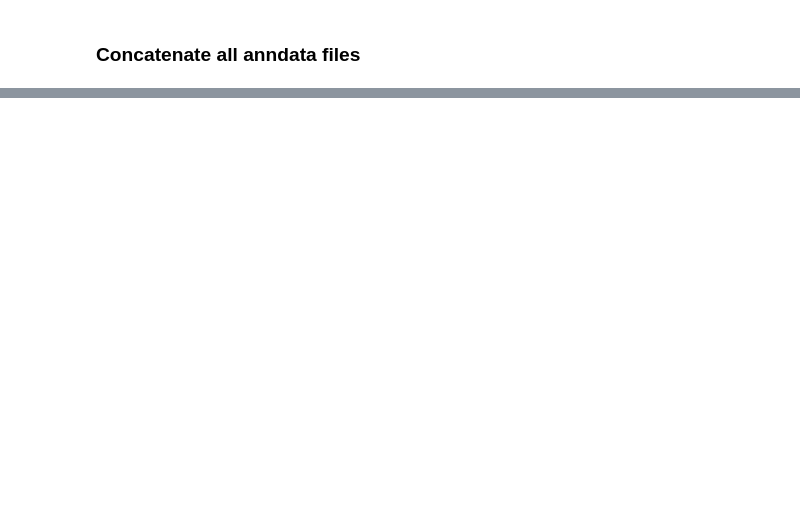
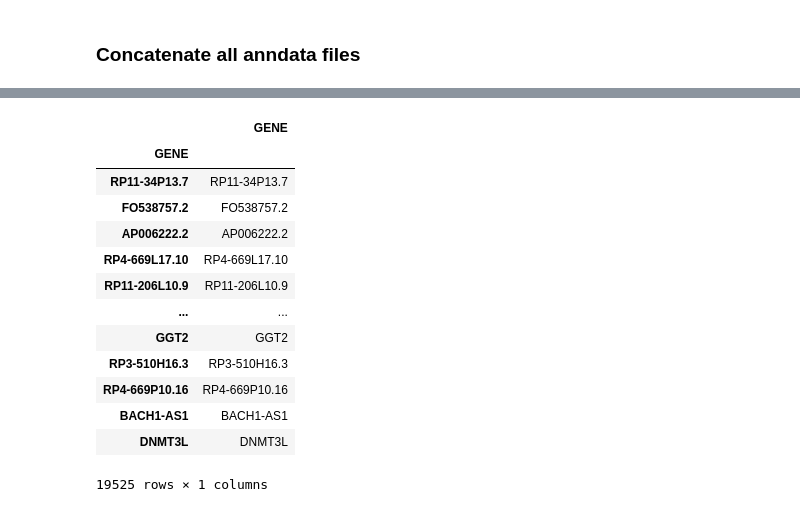
Before and after one commit to Talavera-Lopez-Lab/GCA_social_network, a Jupyter notebook: Annotation transferring/ExpiMap/Reference_map_preparation.ipynb, the cells around one changed output, grey strips where cells are left out. Saved outputs shown, nothing was run; the diff lists cells and outputs as text; code cells hidden in the pictures; blank space fills up the shorter version.

```diff
--- a/Annotation transferring/ExpiMap/Reference_map_preparation.ipynb
+++ b/Annotation transferring/ExpiMap/Reference_map_preparation.ipynb
@@ -196 +211,18 @@ list(control_ad_clean.obs)
+# %%
+Wang_stem.var
+# %% [output]
+|  | GENE |
+| GENE |  |
+| RP11-34P13.7 | RP11-34P13.7 |
+| FO538757.2 | FO538757.2 |
+| AP006222.2 | AP006222.2 |
+| RP4-669L17.10 | RP4-669L17.10 |
+| RP11-206L10.9 | RP11-206L10.9 |
+| ... | ... |
+| GGT2 | GGT2 |
+| RP3-510H16.3 | RP3-510H16.3 |
+| RP4-669P10.16 | RP4-669P10.16 |
+| BACH1-AS1 | BACH1-AS1 |
+| DNMT3L | DNMT3L |
+19525 rows × 1 columns
 # %%
```
Also changed, not shown: parts of 24 cells of this notebook, 1 other file.
